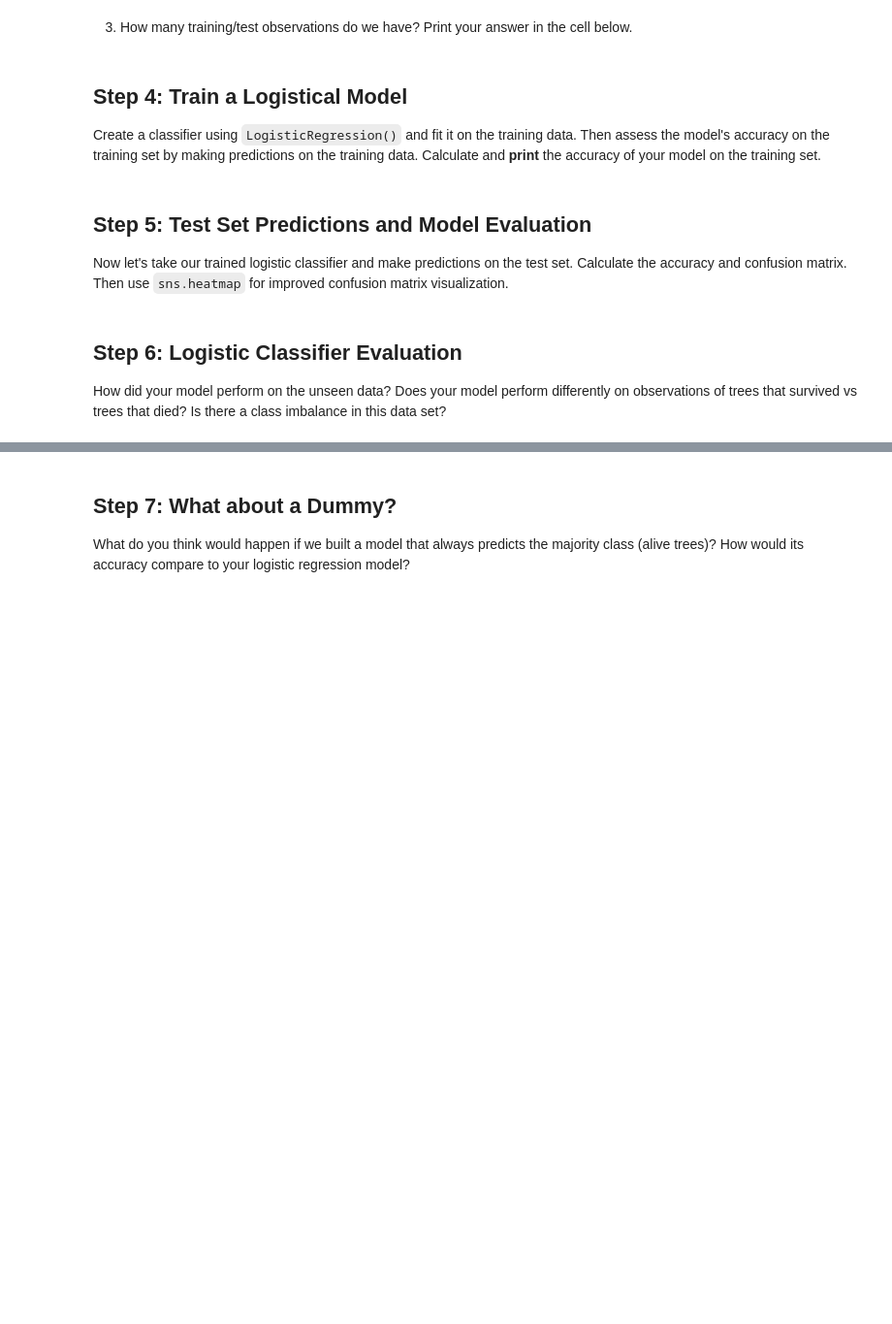
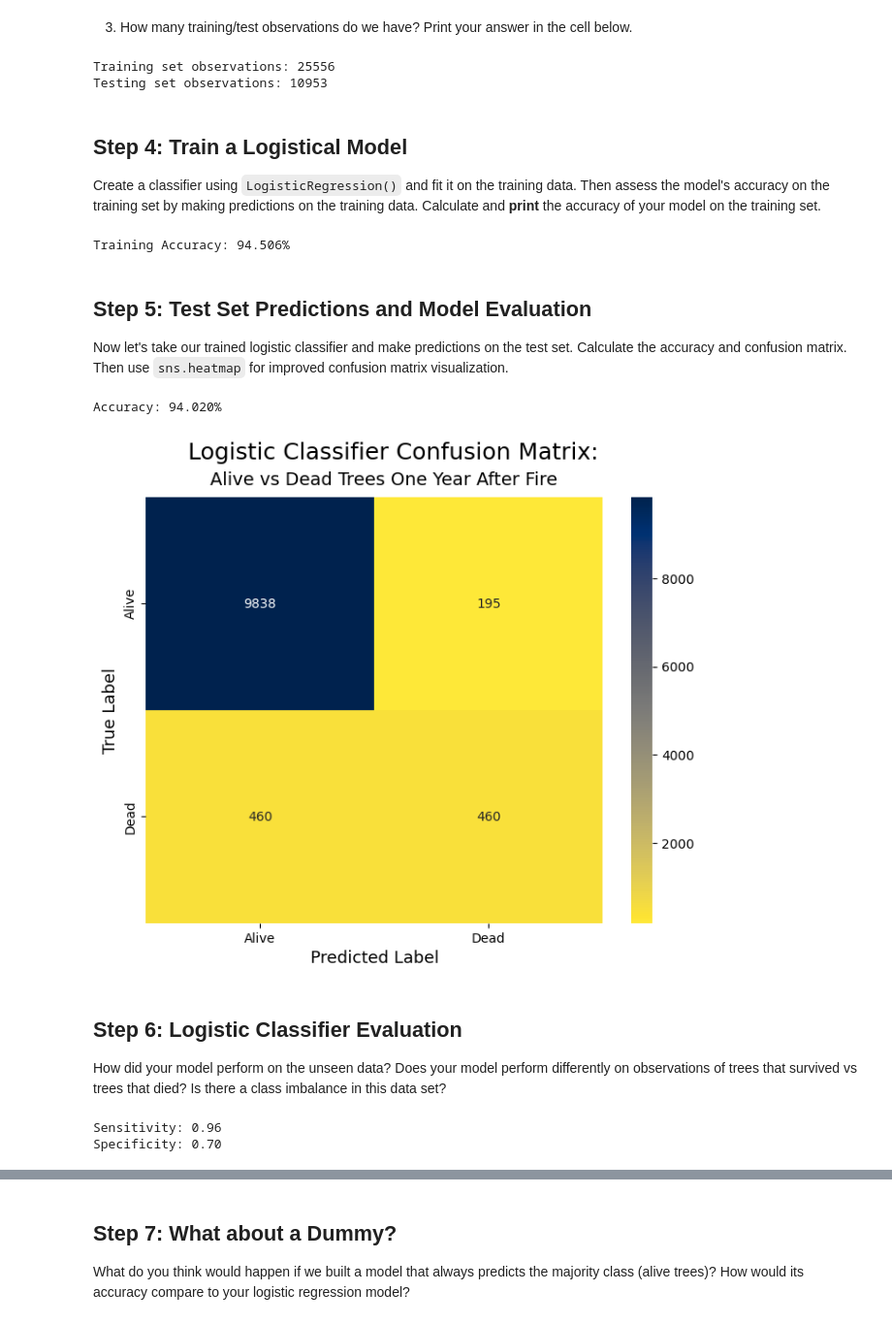
Before and after one commit to stephenccodes/EDS232-labs, a Jupyter notebook: Week3/lab3-wildfire.ipynb, the cells around one changed output, grey strips where cells are left out. Shown at 97% size. Cells and saved outputs as stored; diff of their text form; code cells hidden in the pictures; blank space fills up the shorter version.

```diff
--- a/Week3/lab3-wildfire.ipynb
+++ b/Week3/lab3-wildfire.ipynb
@@ -55,37 +125,92 @@ trees_dat.head()
 # %% [markdown]
 2. Then we'll split into training and test data and scale for coefficient interpretability.  Recall that we use the training features to calculate our scaling parameters (mean and standard deviation) and apply the scaling to those training features (`scaler.fit_transform`) and then apply the scaling to the features in the test data as well (`scaler.transform`).
 # %%
+# Select predictors and outcomes
+X = trees_dat.drop(['Species', 'Genus_species', 'YrFireName', 'yr1status'], axis = 1) # Remove the original categorical columns
+y = trees_dat["yr1status"]
 
-...
+# Split the data into training and test sets
+X_train, X_test, y_train, y_test = train_test_split(X, y, test_size = 0.3, random_state = 42)
+
+# Scale the training set
+scaler = StandardScaler()
+X_train_scaled = scaler.fit_transform(X_train)
+X_test_scaled = scaler.transform(X_test)
 # %% [markdown]
 3. How many training/test observations do we have? Print your answer in the cell below.
 # %%
-...
+# Calculate the number of observations in for both train and test
+train_obs = len(X_train)
+test_obs = len(X_test)
 
 # Verify the training and testing set size
-print("Training set observations:", )
-print("Testing set observations:",)
+print("Training set observations:", train_obs)
+print("Testing set observations:", test_obs)
+# %% [output]
+Training set observations: 25556
+Testing set observations: 10953
 # %% [markdown]
 ## Step 4: Train a Logistical Model
 Create a classifier using `LogisticRegression()` and fit it on the training data.  Then assess the model's accuracy on the training set by making predictions on the training data.  Calculate and **print** the accuracy of your model on the training set.
 # %%
-...
-print(f"Training Accuracy: ")
+# Fit logistic classifier on training data
+model = LogisticRegression().fit(X_train_scaled, y_train)
+
+# Make predictions using model and training data
+y_train_pred = model.predict(X_train_scaled)
+
+# Calculate the accuracy of the model
+accuracy_train = accuracy_score(y_train, y_train_pred)
+
+print(f"Training Accuracy: {accuracy_train * 100:.3f}%")
+# %% [output]
+Training Accuracy: 94.506%
 # %% [markdown]
 ## Step 5: Test Set Predictions and Model Evaluation
 Now let's take our trained logistic classifier and make predictions on the test set. Calculate the accuracy and confusion matrix. Then use `sns.heatmap` for improved confusion matrix visualization.
 # %%
-...
+# Make predictions using model and test data
+y_test_pred = model.predict(X_test_scaled)
+
+# Calculate the accuracy of the model
+accuracy_test = accuracy_score(y_test, y_test_pred)
 
 # Print evaluation metrics
-print(f"Accuracy: ")
+print(f"Accuracy: {accuracy_test * 100:.3f}%")
 
+# Create a confusion matrix
+cm = confusion_matrix(y_test, y_test_pred)
 
-#Plot confusion matrix
-...
+# Plot confusion matrix
+plt.figure(figsize = (8,6))
+sns.heatmap(cm, fmt = 'd', cmap = 'cividis_r', xticklabels = ['Alive', 'Dead'],
+               yticklabels = ['Alive', 'Dead'], annot = True)
+plt.suptitle('Logistic Classifier Confusion Matrix:', fontsize = 18, x = 0.46)
+plt.title('Alive vs Dead Trees One Year After Fire', fontsize = 14, x = 0.52, y = 1.01)
+plt.ylabel('True Label', fontsize = 13)
+plt.xlabel('Predicted Label', fontsize = 13)
+plt.show()
+# %% [output]
+Accuracy: 94.020%
+[figure, added]
 # %% [markdown]
 ## Step 6: Logistic Classifier Evaluation
 How did your model perform on the unseen data?
 Does your model perform differently on observations of trees that survived vs trees that died?
 Is there a class imbalance in this data set?
+# %%
+# Calculate the sensitivity and specificity metrics using the confusion matrix
+TN = cm[1,1]
+TP = cm[0,0]
+FP = cm[0,1]
+FN = cm[1,0]
+
+sensitivity = TP / (TP + FN)
+specificity = TN / (TN + FP)
+
+print(f"Sensitivity: {sensitivity:.2f}")
+print(f"Specificity: {specificity:.2f}")
+# %% [output]
+Sensitivity: 0.96
+Specificity: 0.70
 # %% [markdown]
```
Also changed, not shown: parts of 18 cells of this notebook.
